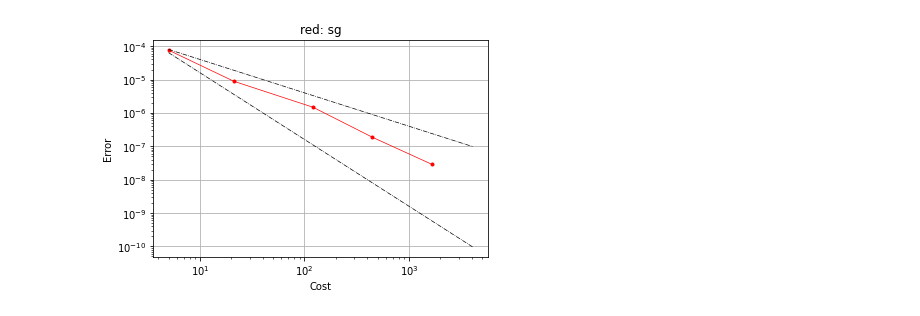
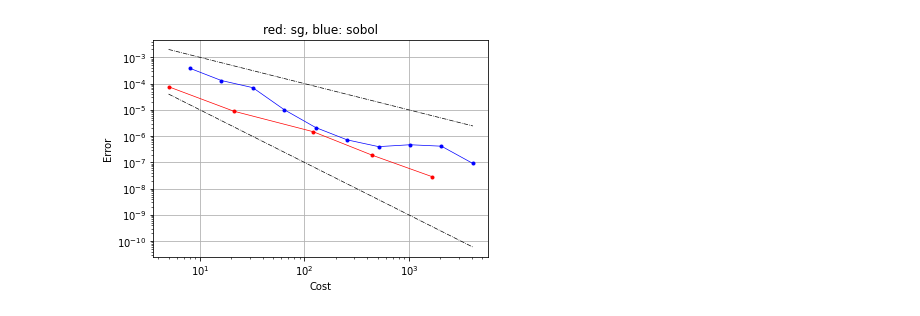
Before and after one commit to vkarnaev/random_domain_elasticity, a Jupyter notebook: utils/python/plotGraph.ipynb, the cells around one changed output. Saved outputs shown, nothing was run; the diff lists cells and outputs as text; code cells hidden in the pictures.

```diff
--- a/utils/python/plotGraph.ipynb
+++ b/utils/python/plotGraph.ipynb
@@ -4,28 +5,30 @@ import matplotlib.pyplot as plt
 # %%
 #err_qmc = np.loadtxt("../../experiments/err/err_qmc.txt", delimiter=' ')
-#err_hqmc = np.loadtxt("../../experiments/err/err_hqmc.txt", delimiter=' ')
+err_sobol_vs_sg = np.loadtxt("../../experiments/err/err_sobol_vs_sg.txt", delimiter=' ')
 err_sg = np.loadtxt("../../experiments/err/err_sg.txt", delimiter=' ')
 
 num = np.array([5.,8.,16.,32.,64.,128.,256.,512.,1024.,2048.,4096.])
 
-c = 0.0004;
+c = 0.01;
 cost1 = c*num**(-1)
-cost2 = 4.*c*num**(-2)
+cost2 = 0.1*c*num**(-2)
 # %%
 fig, ax = plt.subplots()
 
 ax.loglog(err_sg[:,0], err_sg[:,1],'r.')
 ax.loglog(err_sg[:,0], err_sg[:,1],'r-',lw=0.7)
+ax.loglog(err_sobol_vs_sg[:,0], err_sobol_vs_sg[:,1],'b.')
+ax.loglog(err_sobol_vs_sg[:,0], err_sobol_vs_sg[:,1],'b-',lw=0.7)
 ax.loglog(num, cost1,'k-.',lw=0.7)
 ax.loglog(num, cost2,'k-.',lw=0.7)
 
-ax.set_title("red: sg")
+ax.set_title("red: sg, blue: sobol")
 ax.set(xlabel="Cost", ylabel='Error')
 ax.grid()
 
 fig.savefig("../../experiments/pic/err.png",dpi = 400)
 plt.show()
 # %% [output]
-[figure, old version]
+[figure, new version]
 # %%
 gamma = np.log(np.loadtxt("../../experiments/err/gamma.txt", delimiter=' '))
```
Also changed, not shown: parts of 4 cells of this notebook, 36 other files.
